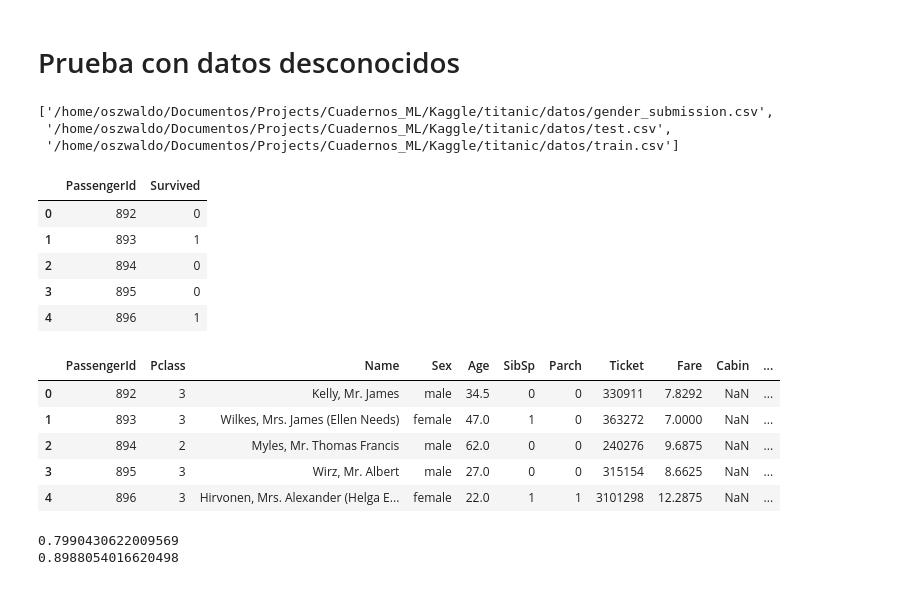
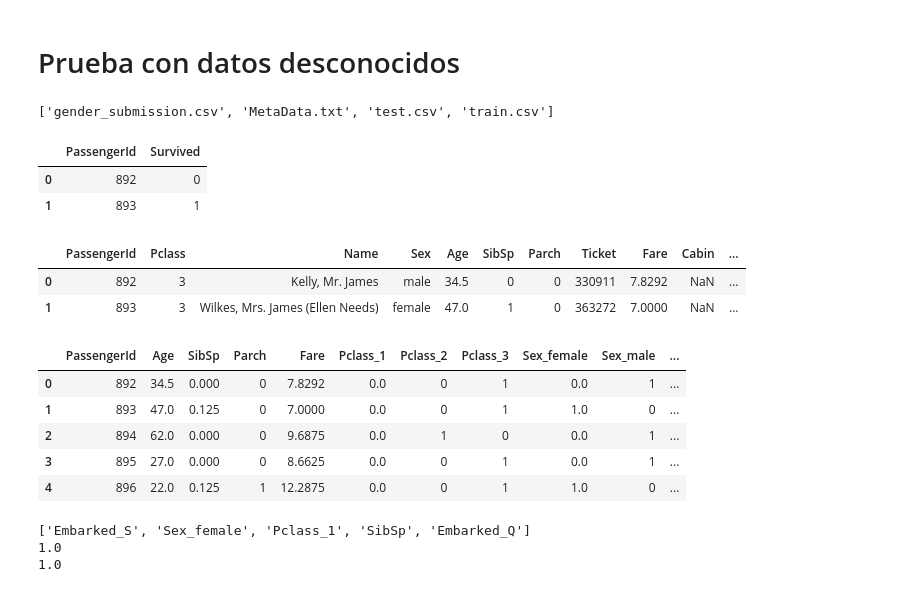
Before and after one commit to OsvaldoSan/Cuadernos_ML, a Jupyter notebook: Kaggle/Titanic.ipynb, the cells around one changed output. Cells and saved outputs as stored; diff of their text form; code cells hidden in the pictures.

Commit message:
Mejoras en el entendimiento del titanic

```diff
--- a/Kaggle/Titanic.ipynb
+++ b/Kaggle/Titanic.ipynb
@@ -31,0 +28,5 @@ l_arch
+# %%
+ruta_datos="C:\\Users\\MI10995\\Documents\\Capacitación\\Datos\\Pruebas_ML"
+os.listdir(ruta_datos)
+ruta_titanic=ruta_datos+'/titanic'
+os.listdir(ruta_titanic)
@@ -652,28 +547,20 @@ plot_roc_curve(y_true=yv,y_probas=modeloRN.predict_proba(Xv),curves='macro')
 # %% [markdown]
 # Prueba con datos desconocidos
-# %%
-l_arch
-# %% [output]
-['/home/oszwaldo/Documentos/Projects/Cuadernos_ML/Kaggle/titanic/datos/gender_submission.csv',
- '/home/oszwaldo/Documentos/Projects/Cuadernos_ML/Kaggle/titanic/datos/test.csv',
- '/home/oszwaldo/Documentos/Projects/Cuadernos_ML/Kaggle/titanic/datos/train.csv']
+# %%
+os.listdir(ruta_titanic)
+# %% [output]
+['gender_submission.csv', 'MetaData.txt', 'test.csv', 'train.csv']
 # %%
-y_test=pd.read_csv(l_arch[0])
-y_test.head()
+y_test=pd.read_csv(ruta_titanic+"/gender_submission.csv")
+y_test.head(2)
 # %% [output]
 |  | PassengerId | Survived |
 | 0 | 892 | 0 |
 | 1 | 893 | 1 |
-| 2 | 894 | 0 |
-| 3 | 895 | 0 |
-| 4 | 896 | 1 |
 # %%
-test=pd.read_csv(l_arch[1])
-test.head()
+test=pd.read_csv(ruta_titanic+"/test.csv")
+test.head(2)
 # %% [output]
 |  | PassengerId | Pclass | Name | Sex | Age | SibSp | Parch | Ticket | Fare | Cabin | ... |
 | 0 | 892 | 3 | Kelly, Mr. James | male | 34.5 | 0 | 0 | 330911 | 7.8292 | NaN | ... |
 | 1 | 893 | 3 | Wilkes, Mrs. James (Ellen Needs) | female | 47.0 | 1 | 0 | 363272 | 7.0000 | NaN | ... |
-| 2 | 894 | 2 | Myles, Mr. Thomas Francis | male | 62.0 | 0 | 0 | 240276 | 9.6875 | NaN | ... |
-| 3 | 895 | 3 | Wirz, Mr. Albert | male | 27.0 | 0 | 0 | 315154 | 8.6625 | NaN | ... |
-| 4 | 896 | 3 | Hirvonen, Mrs. Alexander (Helga E... | female | 22.0 | 1 | 1 | 3101298 | 12.2875 | NaN | ... |
@@ -682,6 +572,18 @@ Xtest=reduce(lambda x,y:pd.merge(x,y,on=um,how='outer'), map(lambda v:trans(test
+# %%
+tad_test=X.merge(y_test,on="PassengerId")
+tad_test.head()
+# %% [output]
+|  | PassengerId | Age | SibSp | Parch | Fare | Pclass_1 | Pclass_2 | Pclass_3 | Sex_female | Sex_male | ... |
+| 0 | 892 | 34.5 | 0.000 | 0 | 7.8292 | 0.0 | 0 | 1 | 0.0 | 1 | ... |
+| 1 | 893 | 47.0 | 0.125 | 0 | 7.0000 | 0.0 | 0 | 1 | 1.0 | 0 | ... |
+| 2 | 894 | 62.0 | 0.000 | 0 | 9.6875 | 0.0 | 1 | 0 | 0.0 | 1 | ... |
+| 3 | 895 | 27.0 | 0.000 | 0 | 8.6625 | 0.0 | 0 | 1 | 0.0 | 1 | ... |
+| 4 | 896 | 22.0 | 0.125 | 1 | 12.2875 | 0.0 | 0 | 1 | 1.0 | 0 | ... |
 # %%
-print(accuracy_score(y_true=y_test['Survived'],y_pred=modeloRF.predict(Xtest[corvar])))
-print(roc_auc_score(y_score=modeloRF.predict_proba(Xtest[corvar])[:,1],y_true=y_test['Survived']))
+print(best)
+print(accuracy_score(y_true=tad_test['Survived'],y_pred=modeloRL.predict(tad_test[best])))
+print(roc_auc_score(y_score=modeloRL.predict_proba(tad_test[best])[:,1],y_true=tad_test['Survived']))
 # %% [output]
-0.7990430622009569
-0.8988054016620498
+['Embarked_S', 'Sex_female', 'Pclass_1', 'SibSp', 'Embarked_Q']
+1.0
+1.0
```
Also changed, not shown: parts of 100 cells of this notebook, 2 other files.
